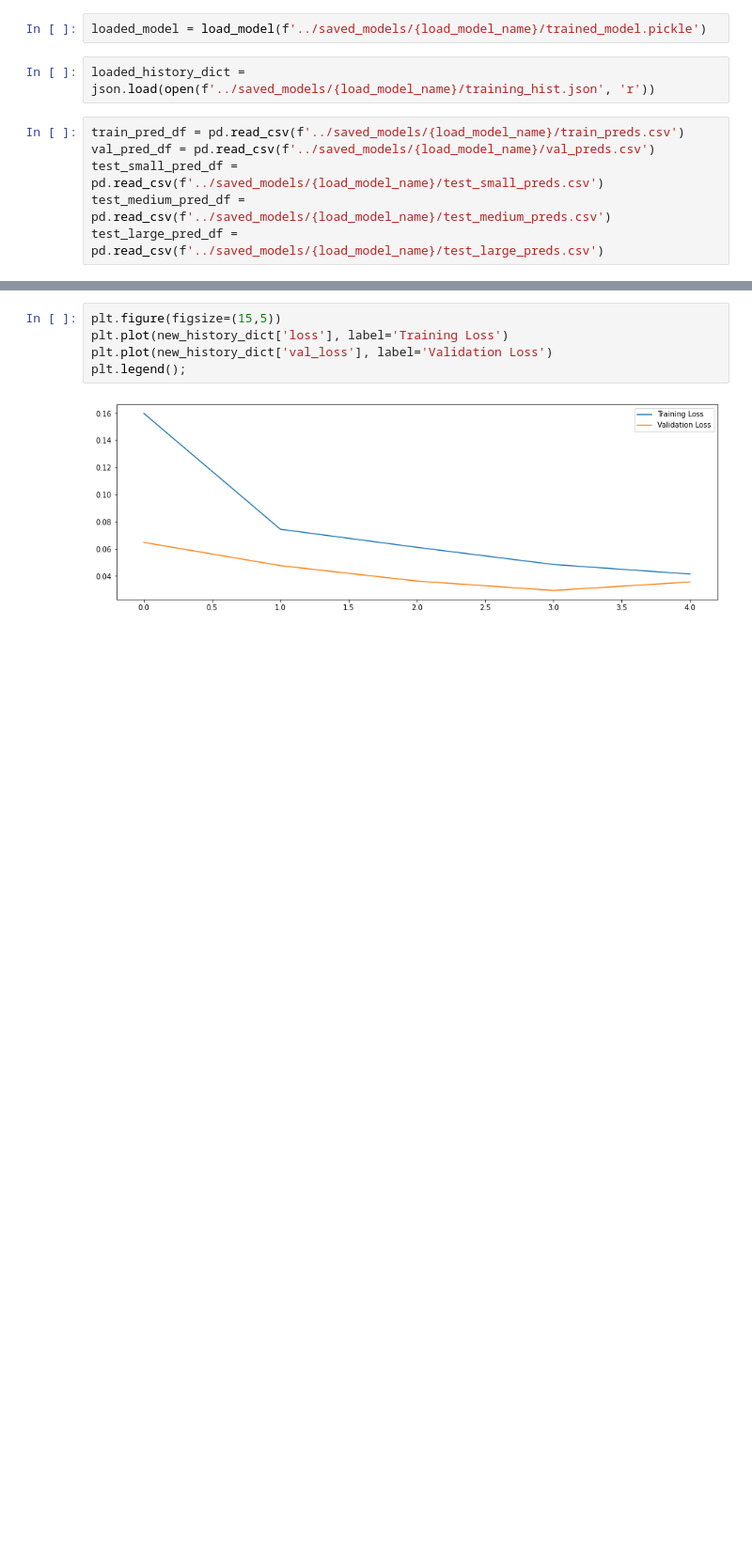
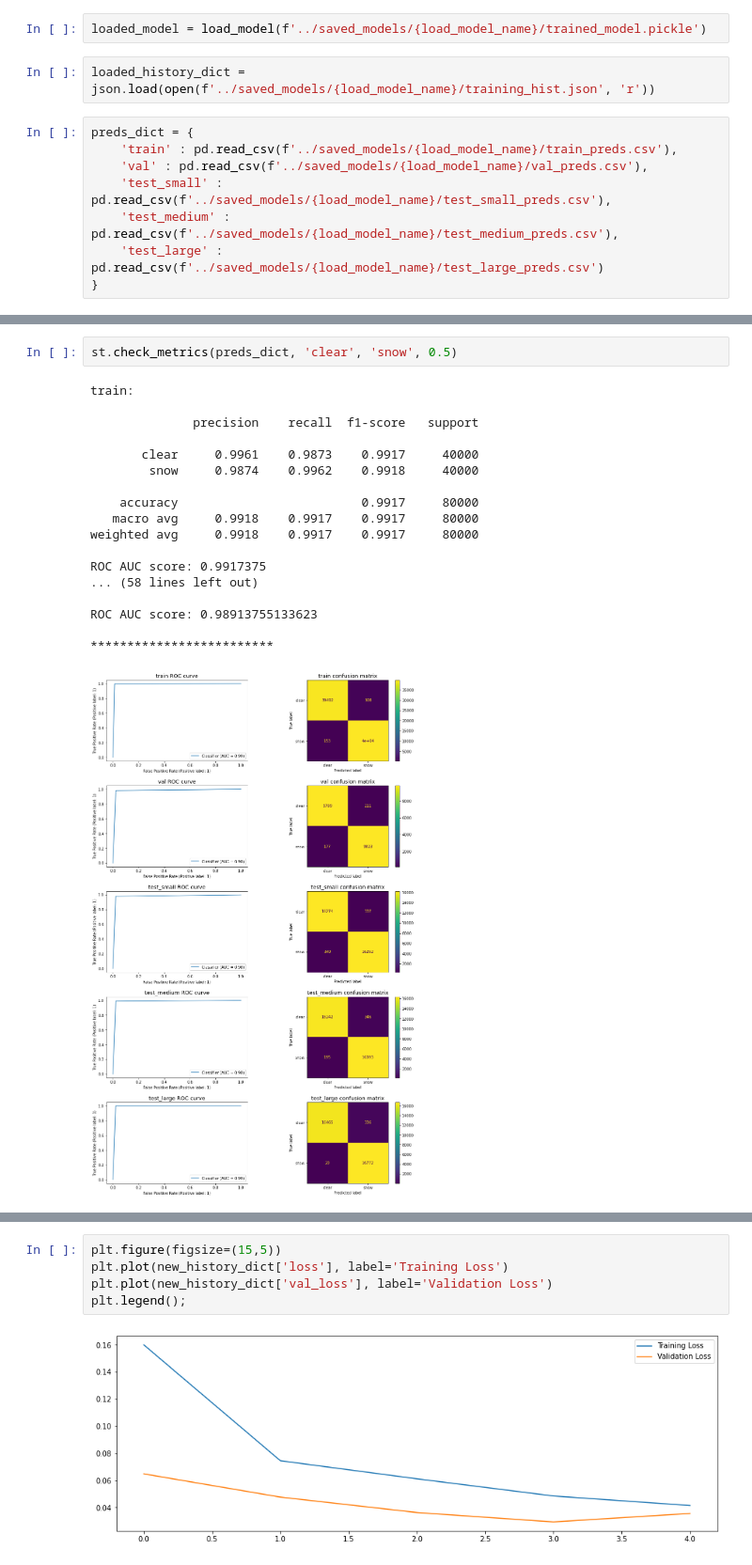
Before and after one commit to MarkCHarris/ga-capstone-snow-vision, a Jupyter notebook: code/part1_snowdetect_firstfit.ipynb, the cells around one changed output, grey strips where cells are left out. Shown at 94% size. Saved outputs shown, nothing was run; the diff lists cells and outputs as text; blank space fills up the shorter version.

```diff
--- a/code/part1_snowdetect_firstfit.ipynb
+++ b/code/part1_snowdetect_firstfit.ipynb
@@ -243,8 +167,10 @@ loaded_model = load_model(f'../saved_models/{load_model_name}/trained_model.pick
 # %%
 loaded_history_dict = json.load(open(f'../saved_models/{load_model_name}/training_hist.json', 'r'))
 # %%
-train_pred_df = pd.read_csv(f'../saved_models/{load_model_name}/train_preds.csv')
-val_pred_df = pd.read_csv(f'../saved_models/{load_model_name}/val_preds.csv')
-test_small_pred_df = pd.read_csv(f'../saved_models/{load_model_name}/test_small_preds.csv')
-test_medium_pred_df = pd.read_csv(f'../saved_models/{load_model_name}/test_medium_preds.csv')
-test_large_pred_df = pd.read_csv(f'../saved_models/{load_model_name}/test_large_preds.csv')
+preds_dict = {
+    'train' : pd.read_csv(f'../saved_models/{load_model_name}/train_preds.csv'),
+    'val' : pd.read_csv(f'../saved_models/{load_model_name}/val_preds.csv'),
+    'test_small' : pd.read_csv(f'../saved_models/{load_model_name}/test_small_preds.csv'),
+    'test_medium' : pd.read_csv(f'../saved_models/{load_model_name}/test_medium_preds.csv'),
+    'test_large' : pd.read_csv(f'../saved_models/{load_model_name}/test_large_preds.csv')
+}
@@ -305,0 +179,21 @@ ROC AUC score: 0.9853574530233301
+# %%
+st.check_metrics(preds_dict, 'clear', 'snow', 0.5)
+# %% [output]
+train:
+
+              precision    recall  f1-score   support
+
+       clear     0.9961    0.9873    0.9917     40000
+        snow     0.9874    0.9962    0.9918     40000
+
+    accuracy                         0.9917     80000
+   macro avg     0.9918    0.9917    0.9917     80000
+weighted avg     0.9918    0.9917    0.9917     80000
+
+ROC AUC score: 0.9917375
+... (58 lines left out)
+
+ROC AUC score: 0.98913755133623
+
+*************************
+[figure, added]
```
Also changed, not shown: parts of 42 cells of this notebook, 13 other files.
